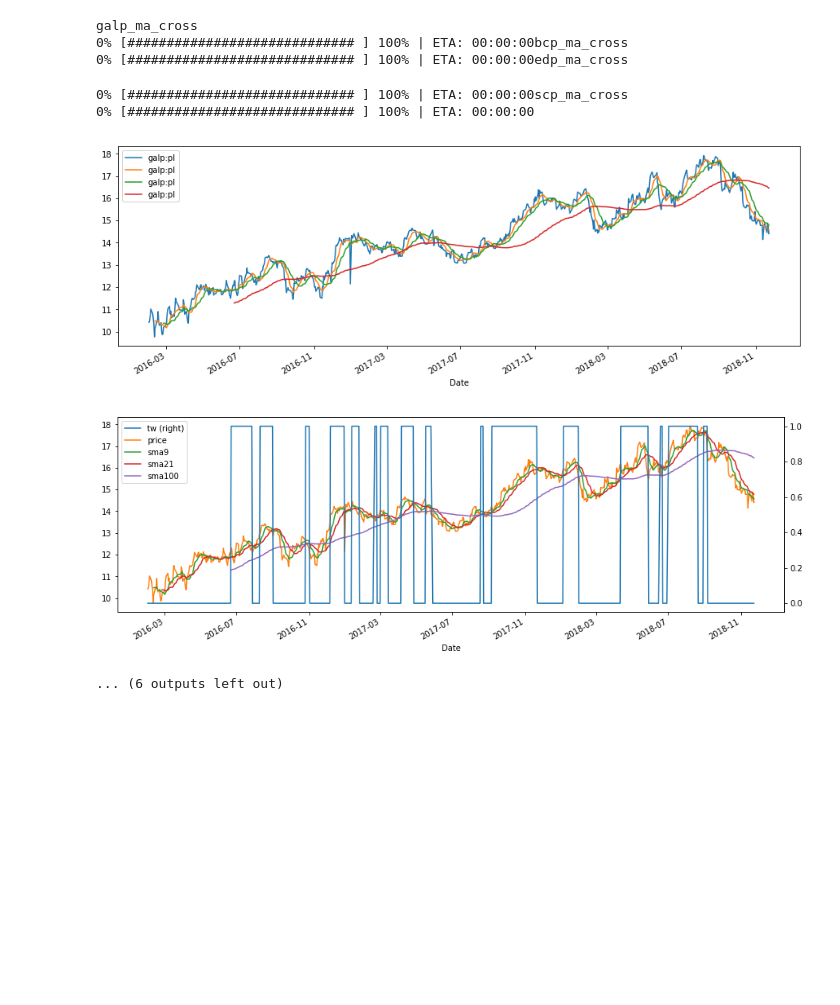
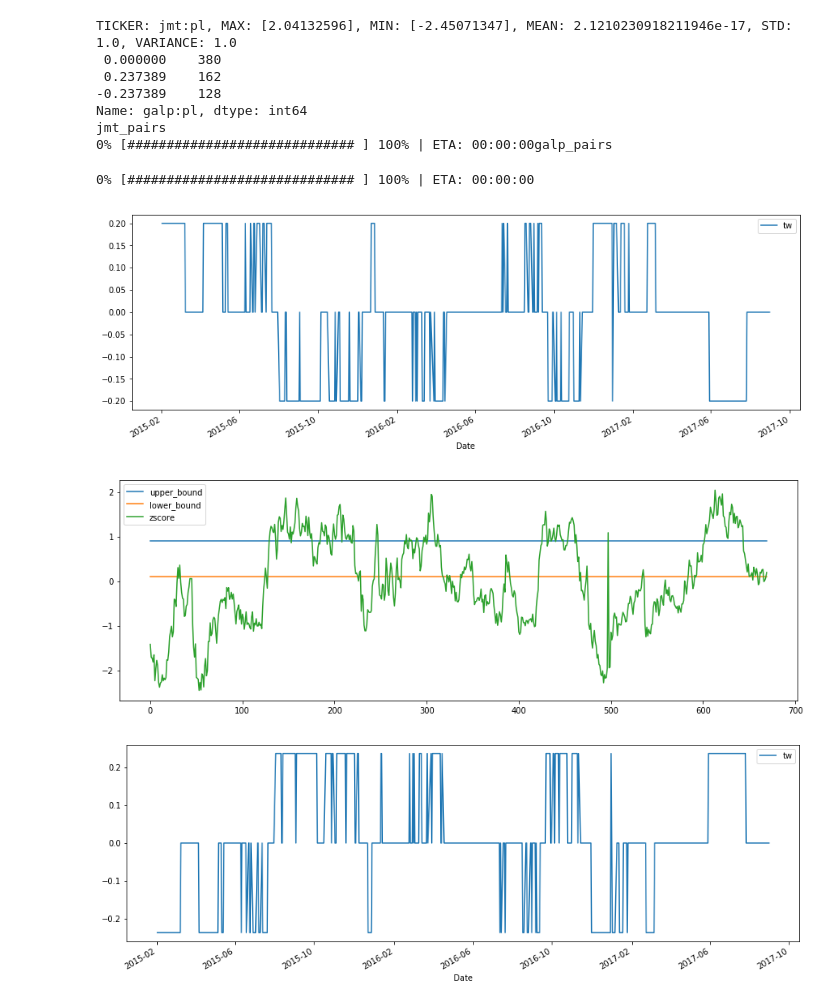
Before and after one commit to mglcampos/tss, a Jupyter notebook: bt-report.ipynb, the cells around one changed output. Saved outputs shown, nothing was run; the diff lists cells and outputs as text; code cells hidden in the pictures; blank space fills up the shorter version.

```diff
--- a/bt-report.ipynb
+++ b/bt-report.ipynb
@@ -5,4 +8,17 @@ import tradingeconomics as te
 pd.set_option("display.max_rows",1000)
+# %%
+## Load data
+def load_data(ticker, start = None, end = None):
+    data = pd.read_csv('C:\\Users\\utilizador\\PycharmProjects\\tss\\histdata\\stocks_psi_geral\\minimal\\{}_daily_minimal.csv'.format(ticker.replace(':','-')),
+                           parse_dates=True, index_col=0)
+    if start is not None:
+        data = data[data.index > start]
+    if start is not None:
+        data = data[data.index < end]
+    data.index.name = 'Date'
+    data.columns = [ticker]
+    data = data.iloc[::-1]
+    return data
 # %%
 def long_only_ew(tickers, start='2010-01-01', name='long_only_ew'):
     s = bt.Strategy(name, [bt.algos.RunOnce(),
@@ -171,13 +264,16 @@ Loading BokehJS ...
 # %%
+
 def run(selected_tickers, start=None, end=None):
 
-    t1 = ma_cross('galp:pl', name='galp_ma_cross')
-    t2 = ma_cross('bcp:pl', name='bcp_ma_cross')
-    t3 = ma_cross('edp:pl', name='edp_ma_cross')
-    t4 = ma_cross('scp:pl', name='scp_ma_cross')
+    t1 = pairs('jmt:pl', 'galp:pl', dependent=True, name='jmt_pairs')
+    t2 = pairs('jmt:pl', 'galp:pl', dependent=False, name='galp_pairs')
+    #t1 = ma_cross('sonc:pl', name='sonc_ma_cross')
+    #t2 = ma_cross('rene:pl', name='rene_ma_cross')
+    #t3 = ma_cross('edp:pl', name='edp_ma_cross')
+    #t4 = ma_cross('scp:pl', name='scp_ma_cross')
 
     # let's run these strategies now
-    return bt.run(t1, t2, t3, t4)
+    return bt.run(t1, t2)
 
 
 res = run(['galp:pl'])
@@ -193,11 +281,14 @@ res = run(['galp:pl'])
-galp_ma_cross
-0% [############################# ] 100% | ETA: 00:00:00bcp_ma_cross
-0% [############################# ] 100% | ETA: 00:00:00edp_ma_cross
+TICKER: jmt:pl, MAX: [2.04132596], MIN: [-2.45071347], MEAN: 2.1210230918211946e-17, STD: 1.0, VARIANCE: 1.0
+ 0.000000    380
+ 0.237389    162
+-0.237389    128
+Name: galp:pl, dtype: int64
+jmt_pairs
+0% [############################# ] 100% | ETA: 00:00:00galp_pairs
-0% [############################# ] 100% | ETA: 00:00:00scp_ma_cross
 0% [############################# ] 100% | ETA: 00:00:00
-[figure, old version]
+[figure, new version]
-[figure, old version]
+[figure, new version]
-... (6 outputs left out)
+[figure, added]
 # %%
 %matplotlib inline
 res.plot()
```
Also changed, not shown: parts of 7 cells of this notebook, 53 other files.
